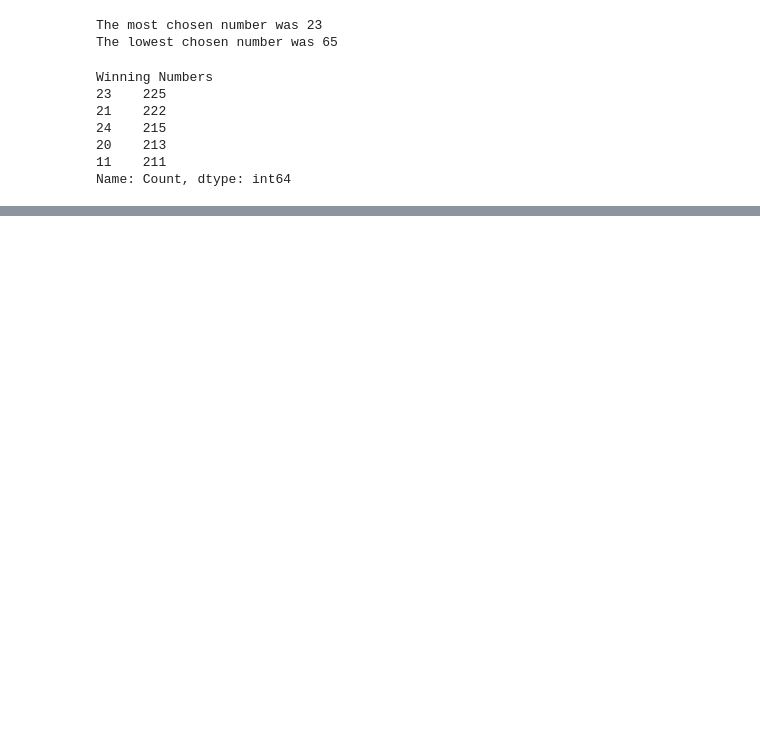
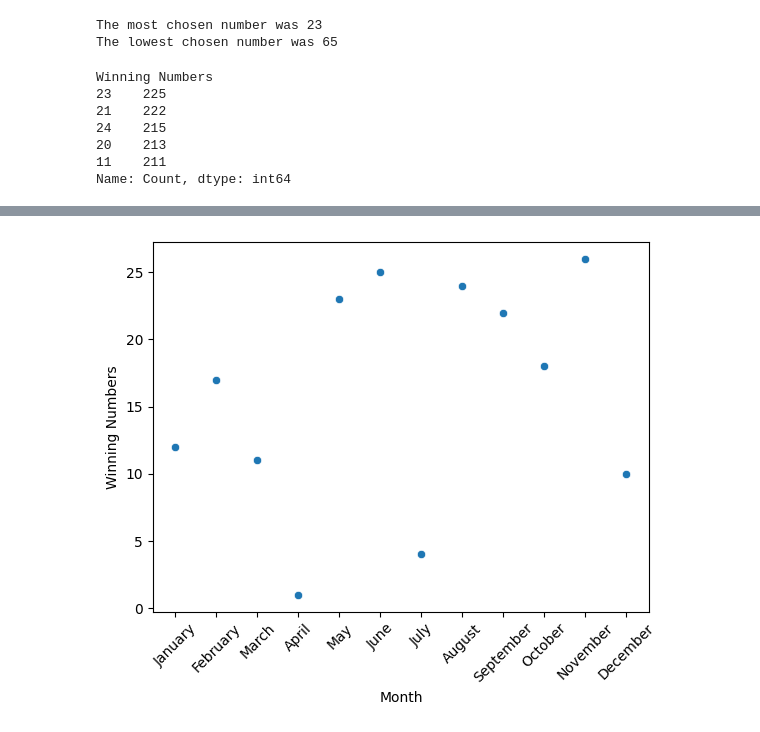
Before and after one commit to Szafranerio/Data_InDepth, a Jupyter notebook: Seaborn/Lottery_Dataset.ipynb, the cells around one changed output, grey strips where cells are left out. Saved outputs shown, nothing was run; the diff lists cells and outputs as text; code cells hidden in the pictures; blank space fills up the shorter version.

```diff
--- a/Seaborn/Lottery_Dataset.ipynb
+++ b/Seaborn/Lottery_Dataset.ipynb
@@ -196,3 +186,10 @@ Winning Numbers
 20    213
 11    211
 Name: Count, dtype: int64
+# %%
+data = data.reset_index(drop=True)
+numbers = data['Winning Numbers'].str.split(' ', expand=True).stack().reset_index(level=1, drop=True)
+numbers = numbers.astype(int)  # convert to integers
+data = data.drop(columns=['Winning Numbers']).join(numbers.rename('Winning Numbers'))
+
+data
@@ -198,0 +228,9 @@ Name: Count, dtype: int64
+# %%
+import calendar
+
+month_order = list(calendar.month_name)[1:]
+data.Month = pd.Categorical(data.Month, categories=month_order, ordered=True)
+
+data['Winning Numbers'] = data['Winning Numbers'].astype(int)
+top_number_per_month = data.groupby('Month')['Winning Numbers'].agg(lambda x: x.value_counts().idxmax()).reset_index()
+top_number_per_month
@@ -198,0 +251,6 @@ Name: Count, dtype: int64
+# %%
+ax = sns.scatterplot(top_number_per_month, x=top_number_per_month.Month, y = top_number_per_month['Winning Numbers'])
+plt.xticks(rotation = 45)
+plt.show()
+# %% [output]
+[figure, added]
```
Also changed, not shown: parts of 5 cells of this notebook.
